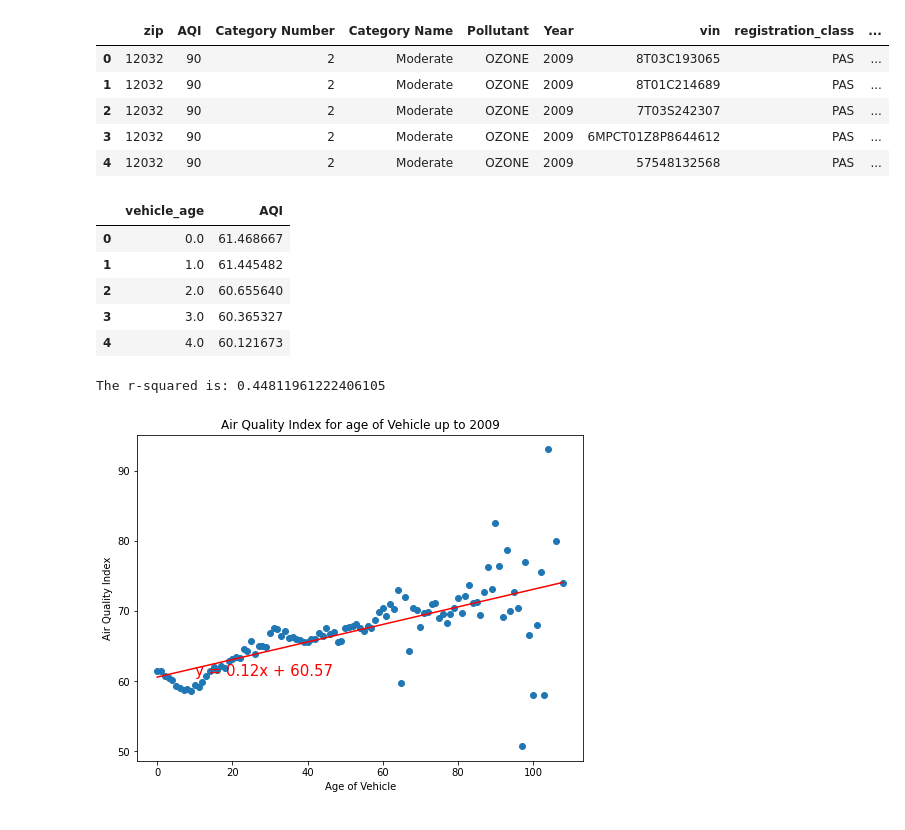
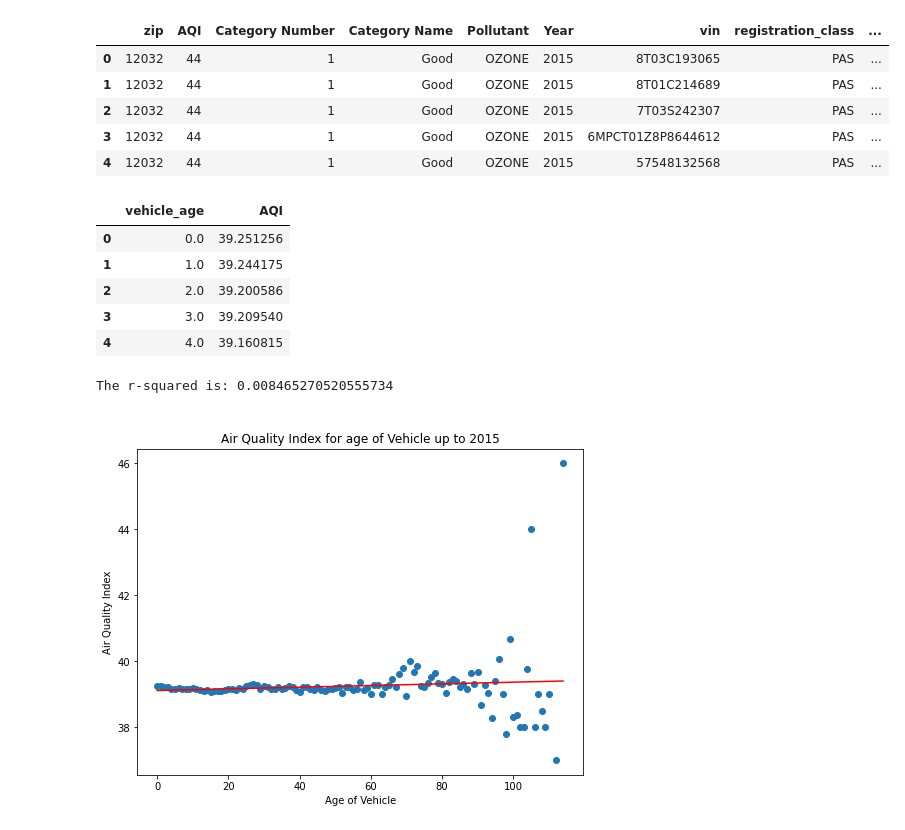
Before and after one commit to paloni-dotcom/Se7en, a Jupyter notebook: age_of_cars.ipynb, the cells around one changed output. Cells and saved outputs as stored; diff of their text form; code cells hidden in the pictures.

```diff
--- a/age_of_cars.ipynb
+++ b/age_of_cars.ipynb
@@ -13,7 +13,6 @@ def veh_aqi_merge(year):
 
     # get the vehicle database
     vehicle_df = pd.read_csv("vehicle_data.csv.gz", compression="gzip")
-    vehicle_df.head()
 
     # create a dataframe for all vehicles up to given year
     vehicle_year_df = vehicle_df.loc[vehicle_df['model_year'].astype(int) <= year]
@@ -168,27 +167,27 @@ def mult_box_plot(x_values, y_list , title, y_label, file_name):
     plt.show()
 # %%
 # for given year merge vehicle data and AQI data
-year = 2009
+year = 2015
 veh_complete_df = veh_aqi_merge(year)
 veh_complete_df.head()
 # %% [output]
 |  | zip | AQI | Category Number | Category Name | Pollutant | Year | vin | registration_class | ... |
-| 0 | 12032 | 90 | 2 | Moderate | OZONE | 2009 | 8T03C193065 | PAS | ... |
-| 1 | 12032 | 90 | 2 | Moderate | OZONE | 2009 | 8T01C214689 | PAS | ... |
-| 2 | 12032 | 90 | 2 | Moderate | OZONE | 2009 | 7T03S242307 | PAS | ... |
-| 3 | 12032 | 90 | 2 | Moderate | OZONE | 2009 | 6MPCT01Z8P8644612 | PAS | ... |
-| 4 | 12032 | 90 | 2 | Moderate | OZONE | 2009 | 57548132568 | PAS | ... |
+| 0 | 12032 | 44 | 1 | Good | OZONE | 2015 | 8T03C193065 | PAS | ... |
+| 1 | 12032 | 44 | 1 | Good | OZONE | 2015 | 8T01C214689 | PAS | ... |
+| 2 | 12032 | 44 | 1 | Good | OZONE | 2015 | 7T03S242307 | PAS | ... |
+| 3 | 12032 | 44 | 1 | Good | OZONE | 2015 | 6MPCT01Z8P8644612 | PAS | ... |
+| 4 | 12032 | 44 | 1 | Good | OZONE | 2015 | 57548132568 | PAS | ... |
 # %%
 # find the average AQI for age of vehicle
 veh_age_df = veh_age_aqi(veh_complete_df)
 veh_age_df.head()
 # %% [output]
 |  | vehicle_age | AQI |
-| 0 | 0.0 | 61.468667 |
-| 1 | 1.0 | 61.445482 |
-| 2 | 2.0 | 60.655640 |
-| 3 | 3.0 | 60.365327 |
-| 4 | 4.0 | 60.121673 |
+| 0 | 0.0 | 39.251256 |
+| 1 | 1.0 | 39.244175 |
+| 2 | 2.0 | 39.200586 |
+| 3 | 3.0 | 39.209540 |
+| 4 | 4.0 | 39.160815 |
 # %%
 # plot scatter plot of air quality for age of vehicle
 
@@ -206,8 +205,8 @@ file_name = f"Images/AQI_veh_age_scatter_{year}.png"
 
 scatter_plot(x_values, y_values, title, x_label, y_label, file_name)
 # %% [output]
-The r-squared is: 0.44811961222406105
+The r-squared is: 0.008465270520555734
-[figure, old version]
+[figure, new version]
 # %%
 # plot box plot for air quality index for given year
 
```
Also changed, not shown: parts of 3 cells of this notebook, 23 other files.
